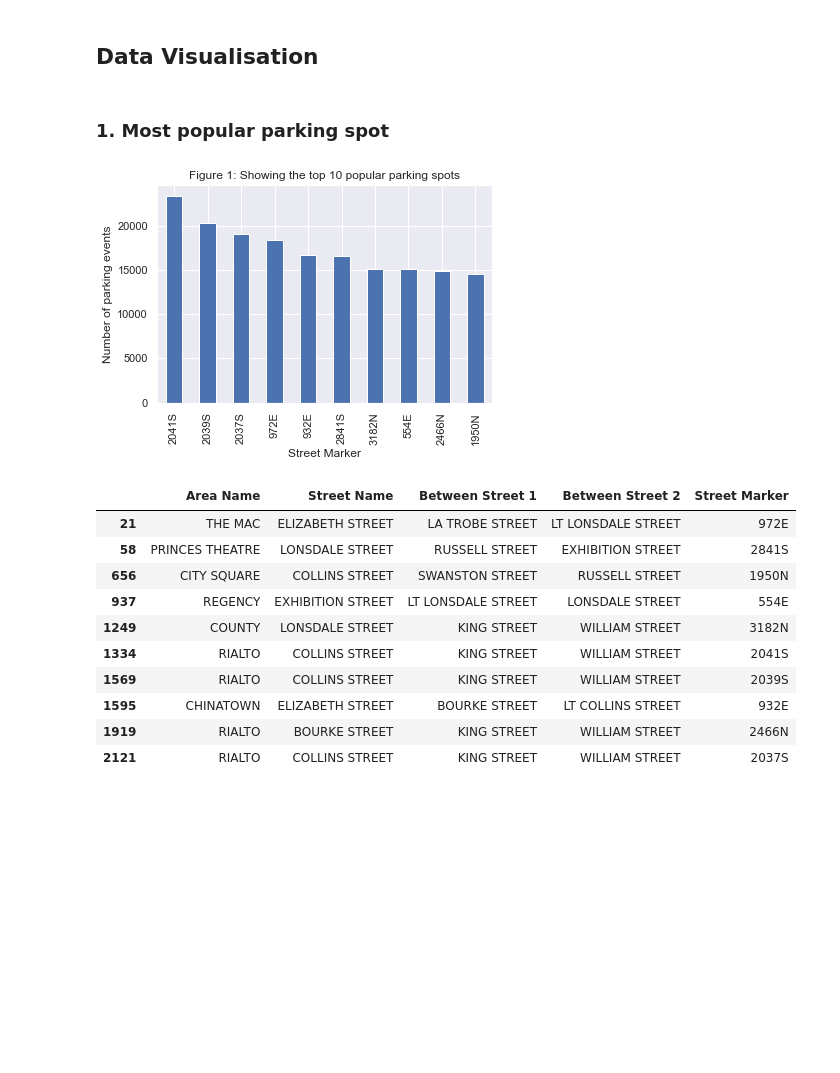
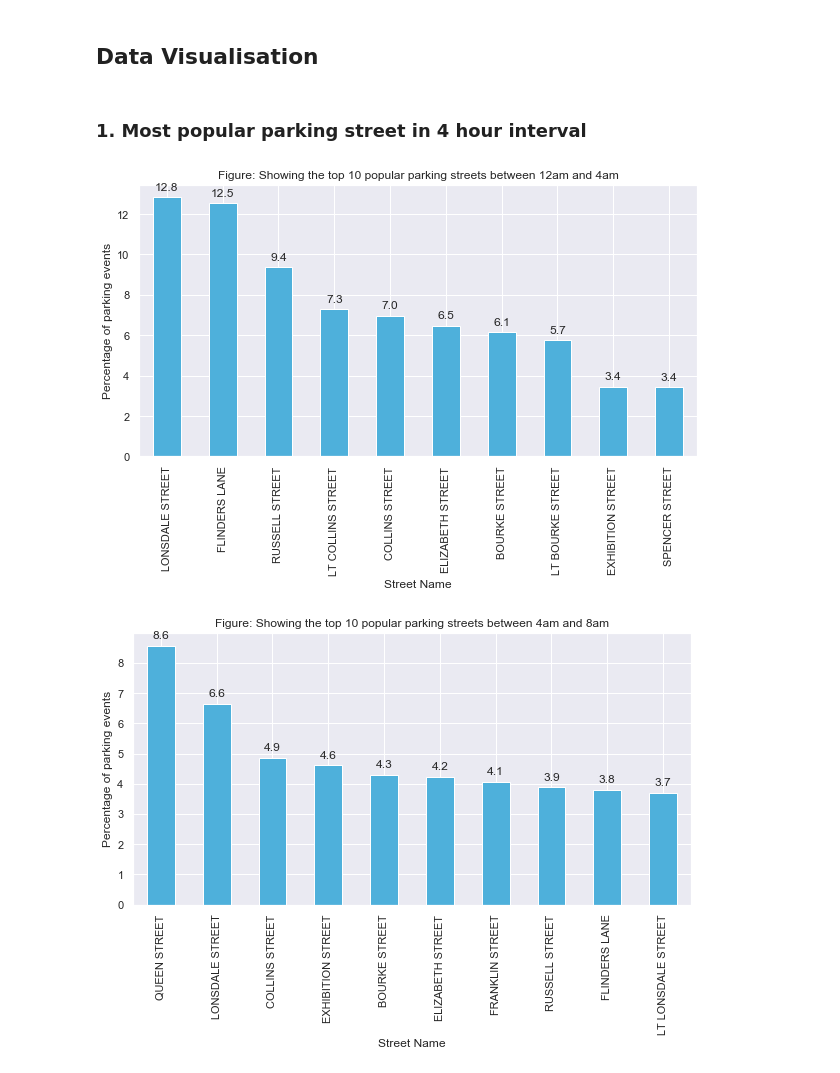
Before and after one commit to s3660851/Group-7, a Jupyter notebook: ProgrammingProject.ipynb, the cells around one changed output. Saved outputs shown, nothing was run; the diff lists cells and outputs as text; code cells hidden in the pictures; blank space fills up the shorter version.

Commit message:
popular parking street and areas within time intervals

```diff
--- a/ProgrammingProject.ipynb
+++ b/ProgrammingProject.ipynb
@@ -211,4 +211,4 @@ parkingdata.tail(5)
 # %% [markdown]
 ## Data Visualisation
 # %% [markdown]
-### 1. Most popular parking spot
+### 1. Most popular parking street in 4 hour interval
@@ -218,26 +214,0 @@ mostPopular = parkingdata['Street Marker'].value_counts().sort_values(ascending=
-# %%
-# Plot the bar chart
-mostPopular.plot(kind = 'bar')
-plt.title('Figure 1: Showing the top 10 popular parking spots')
-plt.xlabel('Street Marker')
-plt.ylabel('Number of parking events')
-plt.show()
-# %% [output]
-[figure, removed]
-# %%
-# print the columns related to area of the top 10 street markers
-areaData = parkingdata.filter(['Area Name', 'Street Name', 'Between Street 1', 'Between Street 2', 'Street Marker'], axis = 1)
-popularSpot =(areaData.loc[areaData['Street Marker'].isin(['2041S','2039S', '2037S', '972E', '932E', '2841S', '3182N', '554E', '2466N', '1950N'])])
-popularSpot.drop_duplicates()
-# %% [output]
-|  | Area Name | Street Name | Between Street 1 | Between Street 2 | Street Marker |
-| 21 | THE MAC | ELIZABETH STREET | LA TROBE STREET | LT LONSDALE STREET | 972E |
-| 58 | PRINCES THEATRE | LONSDALE STREET | RUSSELL STREET | EXHIBITION STREET | 2841S |
-| 656 | CITY SQUARE | COLLINS STREET | SWANSTON STREET | RUSSELL STREET | 1950N |
-| 937 | REGENCY | EXHIBITION STREET | LT LONSDALE STREET | LONSDALE STREET | 554E |
-| 1249 | COUNTY | LONSDALE STREET | KING STREET | WILLIAM STREET | 3182N |
-| 1334 | RIALTO | COLLINS STREET | KING STREET | WILLIAM STREET | 2041S |
-| 1569 | RIALTO | COLLINS STREET | KING STREET | WILLIAM STREET | 2039S |
-| 1595 | CHINATOWN | ELIZABETH STREET | BOURKE STREET | LT COLLINS STREET | 932E |
-| 1919 | RIALTO | BOURKE STREET | KING STREET | WILLIAM STREET | 2466N |
-| 2121 | RIALTO | COLLINS STREET | KING STREET | WILLIAM STREET | 2037S |
@@ -243,0 +255,24 @@ popularSpot.drop_duplicates()
+# %%
+mask = (parkingdata['Arrival Time'].dt.hour >= 0) & (parkingdata['Arrival Time'].dt.hour <= 3)
+between0and4 = parkingdata.loc[mask]
+mostPopular = between0and4['Street Name'].value_counts(normalize=True)*100
+mostPopularSorted = mostPopular.sort_values(ascending=False).head(10)
+ax = mostPopularSorted.T.plot(kind = 'bar', color='#4EB0DB', figsize=(10,5))
+ax.set_title('Figure: Showing the top 10 popular parking streets between 12am and 4am')
+ax.set_xlabel('Street Name')
+ax.set_ylabel('Percentage of parking events')
+add_value_labels(ax)
+# %% [output]
+[figure, added]
+# %%
+mask = (parkingdata['Arrival Time'].dt.hour >= 4) & (parkingdata['Arrival Time'].dt.hour <= 7)
+between4and8 = parkingdata.loc[mask]
+mostPopular = between4and8['Street Name'].value_counts(normalize=True)*100
+mostPopularSorted = mostPopular.sort_values(ascending=False).head(10)
+ax = mostPopularSorted.T.plot(kind = 'bar', color='#4EB0DB', figsize=(10,5))
+ax.set_title('Figure: Showing the top 10 popular parking streets between 4am and 8am')
+ax.set_xlabel('Street Name')
+ax.set_ylabel('Percentage of parking events')
+add_value_labels(ax)
+# %% [output]
+[figure, added]
```
Also changed, not shown: parts of 18 cells of this notebook.
